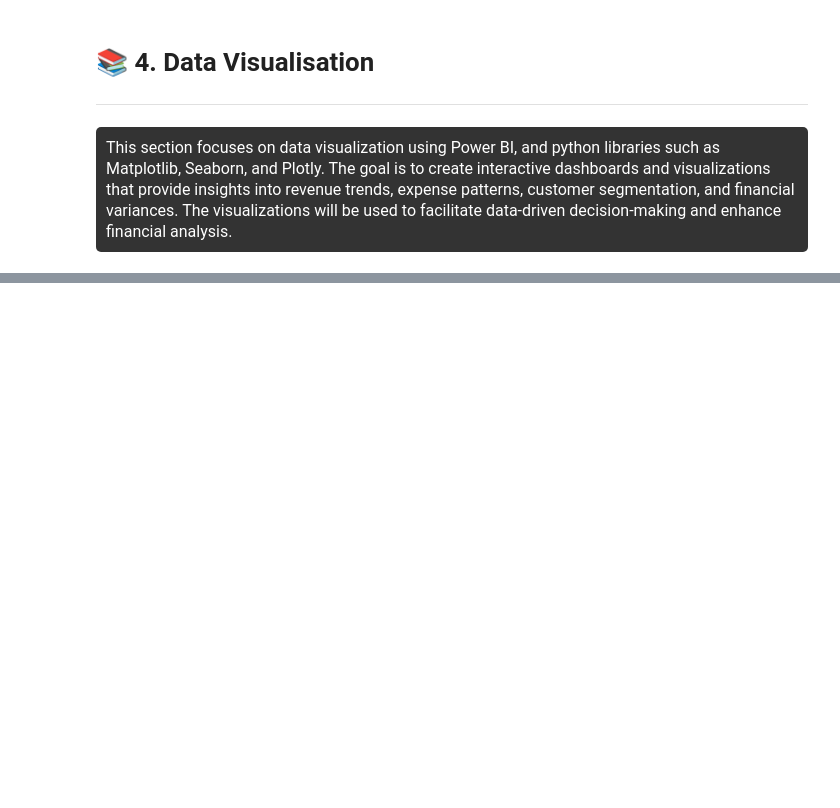
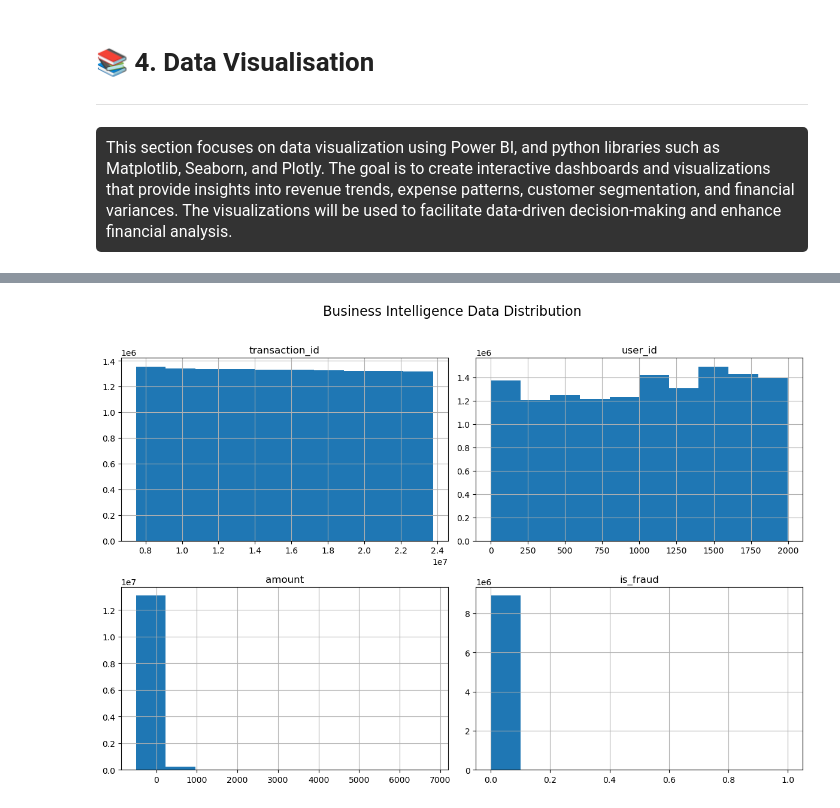
Before and after one commit to TeslimAdeyanju/15-Portfolio-Financial-Data-Analytics-Forecasting-Variance-Analysis, a Jupyter notebook: Financial-Data-Analytics-Forecasting-Variance-Analysis.ipynb, the cells around one changed output, grey strips where cells are left out. Drawn from its saved outputs; the diff is of its cells as text; code cells hidden in the pictures; blank space fills up the shorter version.

```diff
--- a/Financial-Data-Analytics-Forecasting-Variance-Analysis.ipynb
+++ b/Financial-Data-Analytics-Forecasting-Variance-Analysis.ipynb
@@ -1388,0 +1313,3 @@ This section focuses on data visualization using Power BI, and python libraries
+# %%
+data4 = pd.read_csv("business_intelligence_data.csv")
+data4.head()
@@ -1388,0 +1323,7 @@ This section focuses on data visualization using Power BI, and python libraries
+# %%
+data4.hist(figsize=(12, 8))
+plt.suptitle("Business Intelligence Data Distribution", y=1.02, size=16)
+plt.tight_layout()
+plt.show()
+# %% [output]
+[figure, added]
```
Also changed, not shown: parts of 44 cells of this notebook.
